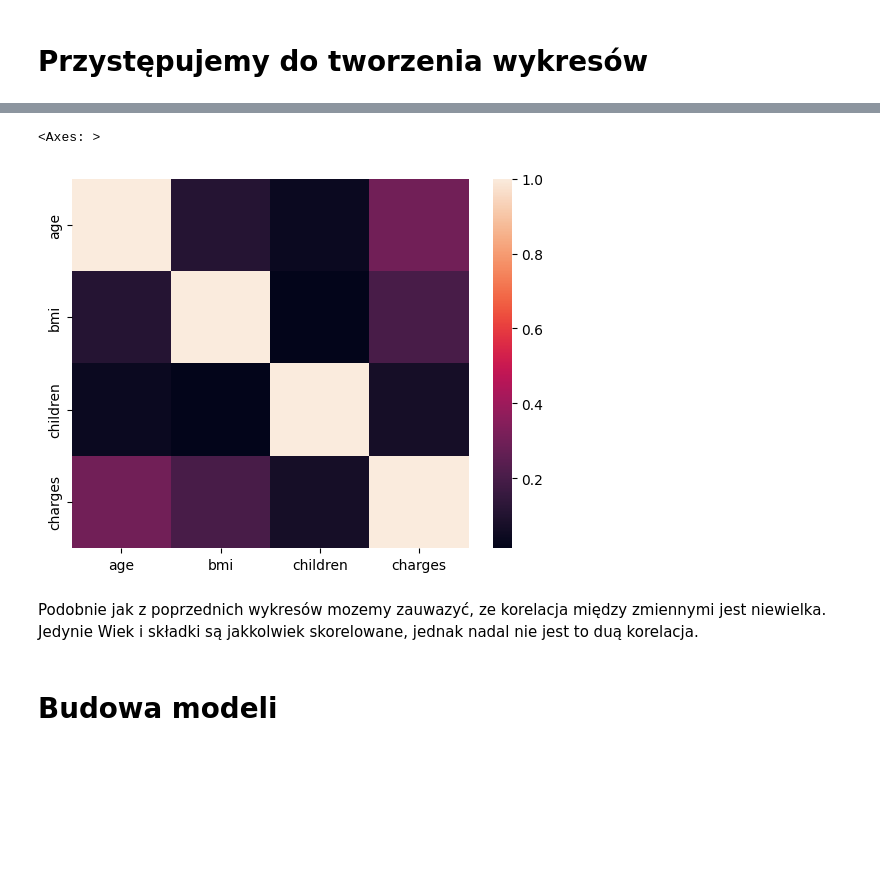
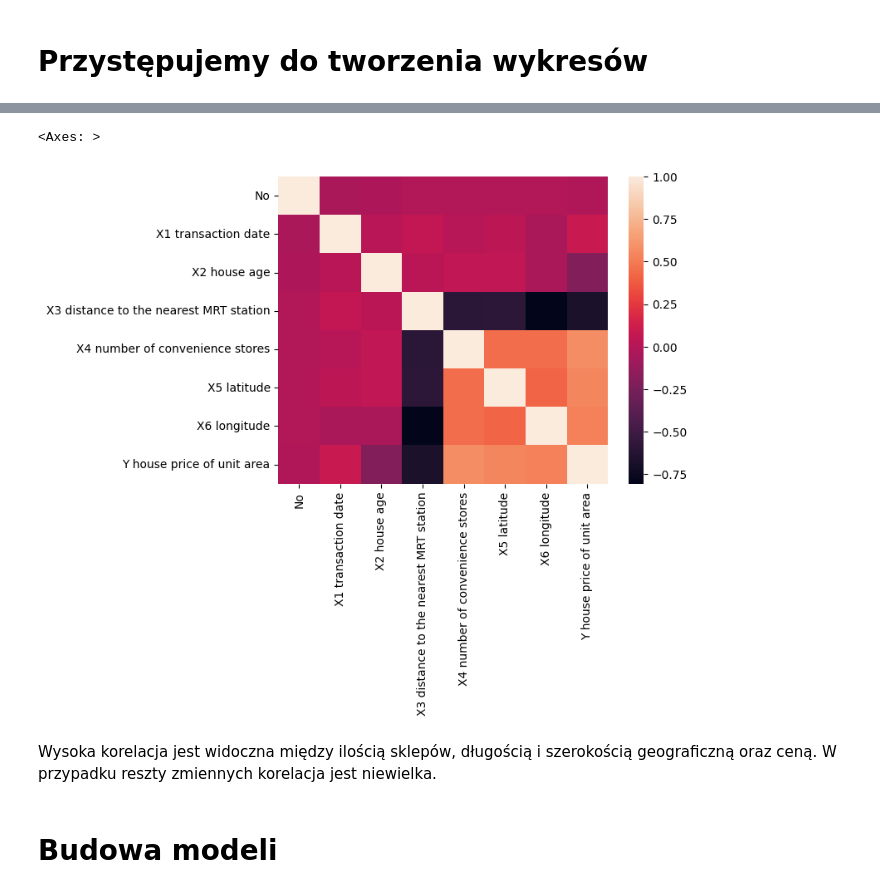
Before and after one commit to Jakubstankiewiczsgh/sgh_python, a Jupyter notebook: 10-Homework_3/Homework_3.ipynb, the cells around one changed output, grey strips where cells are left out. Saved outputs shown, nothing was run; the diff lists cells and outputs as text; code cells hidden in the pictures; blank space fills up the shorter version.

```diff
--- a/10-Homework_3/Homework_3.ipynb
+++ b/10-Homework_3/Homework_3.ipynb
@@ -33,2 +14,5 @@ Insurance= pd.read_csv('insurance.csv')
+# %%
+#importujemy zbiór danych
+Real_estate= pd.read_csv('Real estate.csv')
 # %%
 # Sprawdzamy jakie zmienne zawiera zbiór danych
@@ -122,11 +94,11 @@ Zmienna zalezna ma rozklad z pozytywnym współczynnikiem skośności. Z danych
 # %%
 #Sprawdzmy rowniez korelacje za pomocą heatmap
-numeric_df = Insurance.select_dtypes(include=[np.number])
+numeric_df = Real_estate.select_dtypes(include=[np.number])
 sns.heatmap(numeric_df.corr())
 # %% [output]
 <Axes: >
-[figure, old version]
+[figure, new version]
-# %% [markdown]
-Podobnie jak z poprzednich wykresów mozemy zauwazyć, ze korelacja między zmiennymi jest niewielka. Jedynie Wiek i składki są jakkolwiek skorelowane, jednak nadal nie jest to duą korelacja.
+# %% [markdown]
+Wysoka korelacja jest widoczna między ilością sklepów, długością i szerokością geograficzną oraz ceną. W przypadku reszty zmiennych korelacja jest niewielka.
 # %% [markdown]
 # Budowa modeli
```
Also changed, not shown: parts of 43 cells of this notebook.
